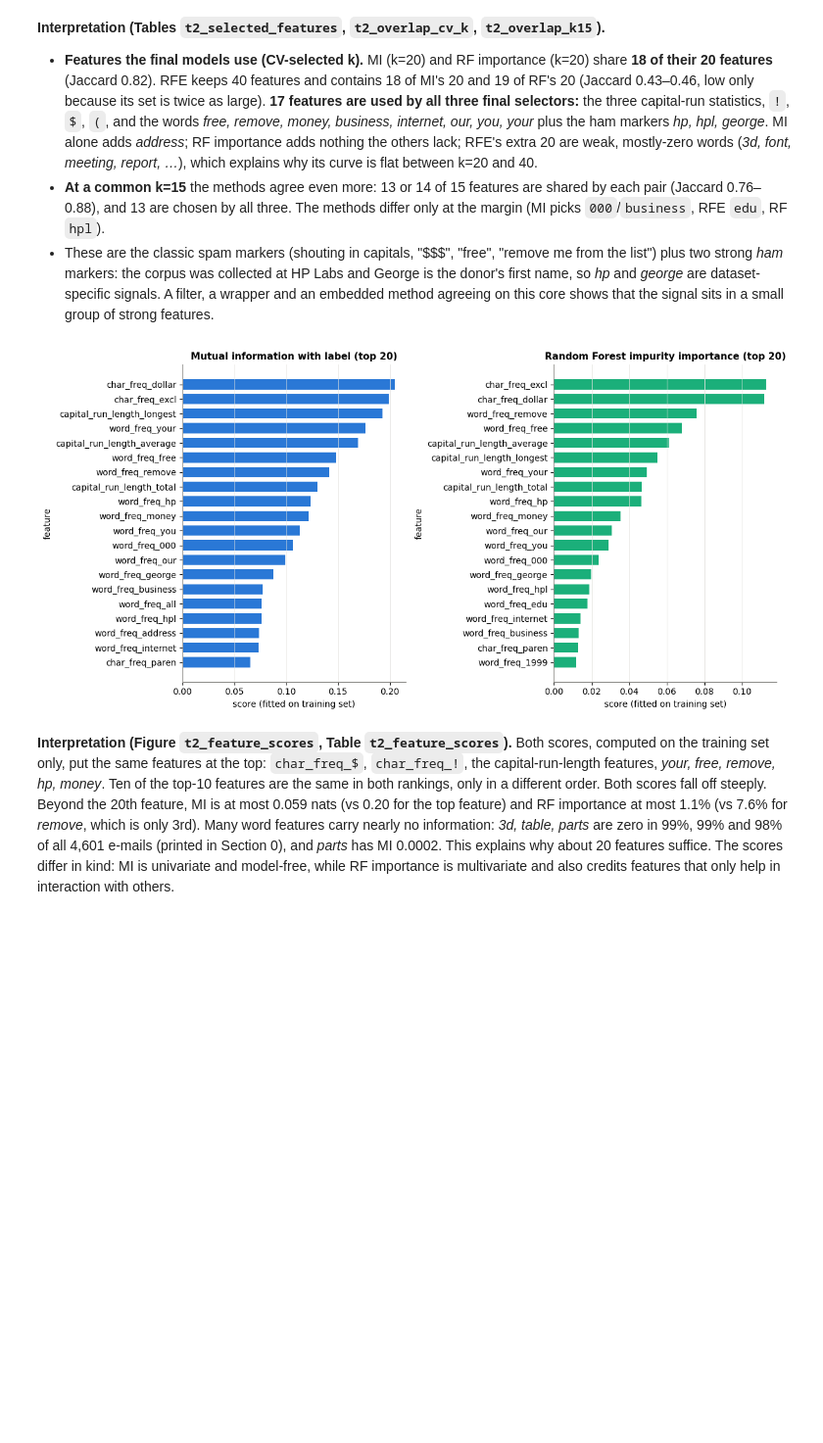
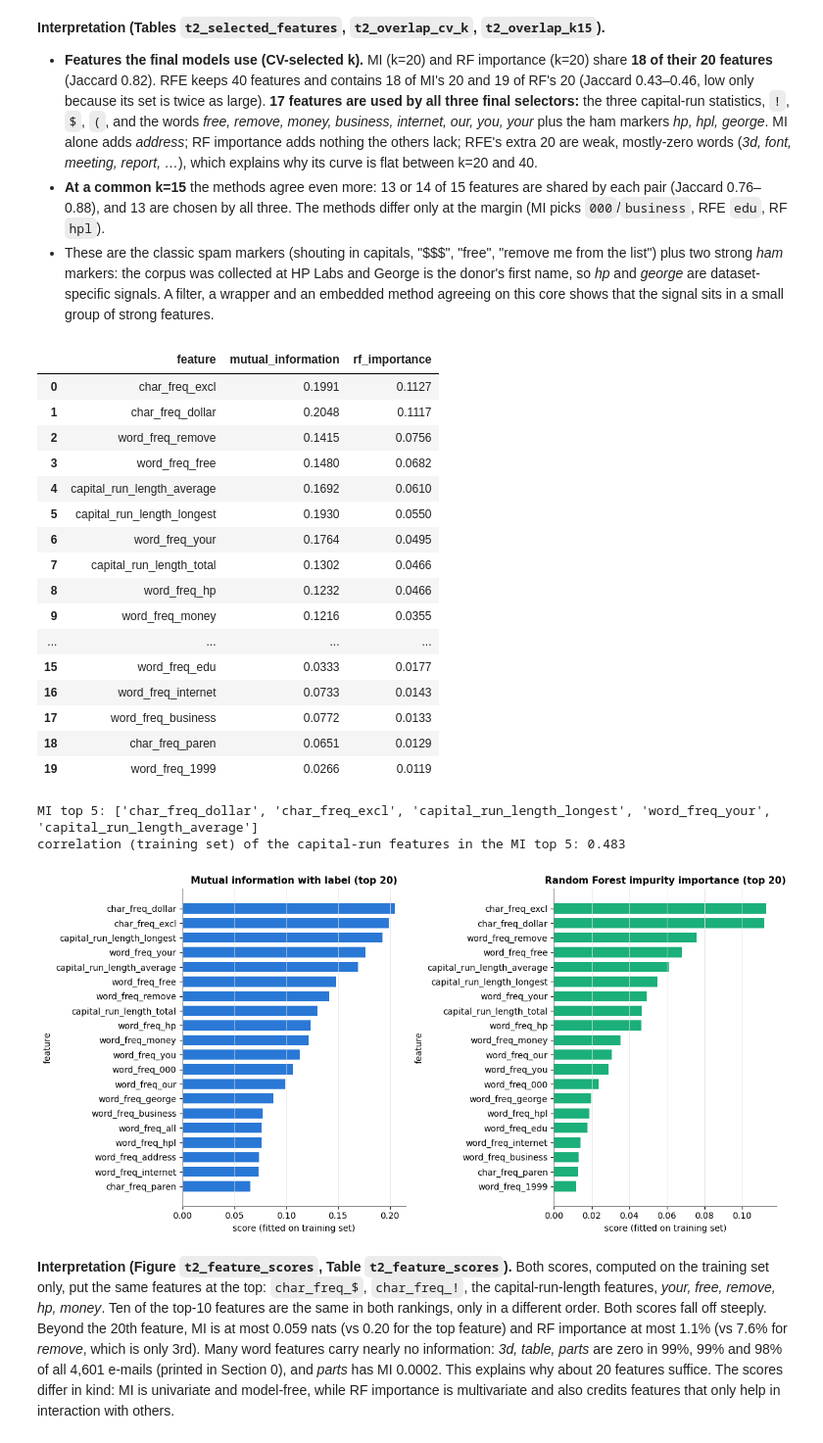
Before and after one commit to afel6/coe305-ml-project, a Jupyter notebook: notebook.ipynb, the cells around one changed output. Shown at 98% size. Drawn from its saved outputs; the diff is of its cells as text; code cells hidden in the pictures; blank space fills up the shorter version.

```diff
--- a/notebook.ipynb
+++ b/notebook.ipynb
@@ -630,18 +630,41 @@ only SelectFromModel (RF importance): []
 # %%
 mi_vals = pd.Series(mi_score(X_train, y_train), index=X_train.columns).sort_values(ascending=False)
 rf_imp = pd.Series(RandomForestClassifier(n_estimators=200, random_state=SEED, n_jobs=N_JOBS)
                    .fit(X_train, y_train).feature_importances_, index=X_train.columns).sort_values(ascending=False)
-save_table(pd.DataFrame({"feature": X_train.columns, "mutual_information": mi_vals[X_train.columns].values,
-                         "rf_importance": rf_imp[X_train.columns].values}), "t2_feature_scores")
+t2_scores = save_table(pd.DataFrame({"feature": X_train.columns, "mutual_information": mi_vals[X_train.columns].values,
+                                     "rf_importance": rf_imp[X_train.columns].values}), "t2_feature_scores")
+display(t2_scores.sort_values("rf_importance", ascending=False).head(20).round(4).reset_index(drop=True))
+cap_top = [f for f in mi_vals.index[:5] if f.startswith("capital")]
+print("MI top 5:", list(mi_vals.index[:5]))
+print("correlation (training set) of the capital-run features in the MI top 5:", X_train[cap_top].corr().round(3).values[0, 1])
 fig, axes = plt.subplots(1, 2, figsize=(12, 6))
 for ax, s, title, c in [(axes[0], mi_vals, "Mutual information with label (top 20)", PALETTE[0]),
                         (axes[1], rf_imp, "Random Forest impurity importance (top 20)", PALETTE[2])]:
     top = s.head(20)[::-1]
     ax.barh(top.index, top.values, color=c, height=0.7)
     ax.set(title=title, xlabel="score (fitted on training set)", ylabel="feature")
     ax.grid(axis="y", visible=False)
 fig.tight_layout(); save_fig(fig, "t2_feature_scores"); plt.show()
 # %% [output]
+|  | feature | mutual_information | rf_importance |
+| 0 | char_freq_excl | 0.1991 | 0.1127 |
+| 1 | char_freq_dollar | 0.2048 | 0.1117 |
+| 2 | word_freq_remove | 0.1415 | 0.0756 |
+| 3 | word_freq_free | 0.1480 | 0.0682 |
+| 4 | capital_run_length_average | 0.1692 | 0.0610 |
+| 5 | capital_run_length_longest | 0.1930 | 0.0550 |
+| 6 | word_freq_your | 0.1764 | 0.0495 |
+| 7 | capital_run_length_total | 0.1302 | 0.0466 |
+| 8 | word_freq_hp | 0.1232 | 0.0466 |
+| 9 | word_freq_money | 0.1216 | 0.0355 |
+| ... | ... | ... | ... |
+| 15 | word_freq_edu | 0.0333 | 0.0177 |
+| 16 | word_freq_internet | 0.0733 | 0.0143 |
+| 17 | word_freq_business | 0.0772 | 0.0133 |
+| 18 | char_freq_paren | 0.0651 | 0.0129 |
+| 19 | word_freq_1999 | 0.0266 | 0.0119 |
+MI top 5: ['char_freq_dollar', 'char_freq_excl', 'capital_run_length_longest', 'word_freq_your', 'capital_run_length_average']
+correlation (training set) of the capital-run features in the MI top 5: 0.483
 [figure]
 # %% [markdown]
 **Interpretation (Figure `t2_feature_scores`, Table `t2_feature_scores`).** Both scores, computed on the training set only, put the same features at the top: `char_freq_$`, `char_freq_!`, the capital-run-length features, *your, free, remove, hp, money*. Ten of the top-10 features are the same in both rankings, only in a different order. Both scores fall off steeply. Beyond the 20th feature, MI is at most 0.059 nats (vs 0.20 for the top feature) and RF importance at most 1.1% (vs 7.6% for *remove*, which is only 3rd). Many word features carry nearly no information: *3d, table, parts* are zero in 99%, 99% and 98% of all 4,601 e-mails (printed in Section 0), and *parts* has MI 0.0002. This explains why about 20 features suffice. The scores differ in kind: MI is univariate and model-free, while RF importance is multivariate and also credits features that only help in interaction with others.
```
Also changed, not shown: parts of 18 cells of this notebook, 10 other files.
